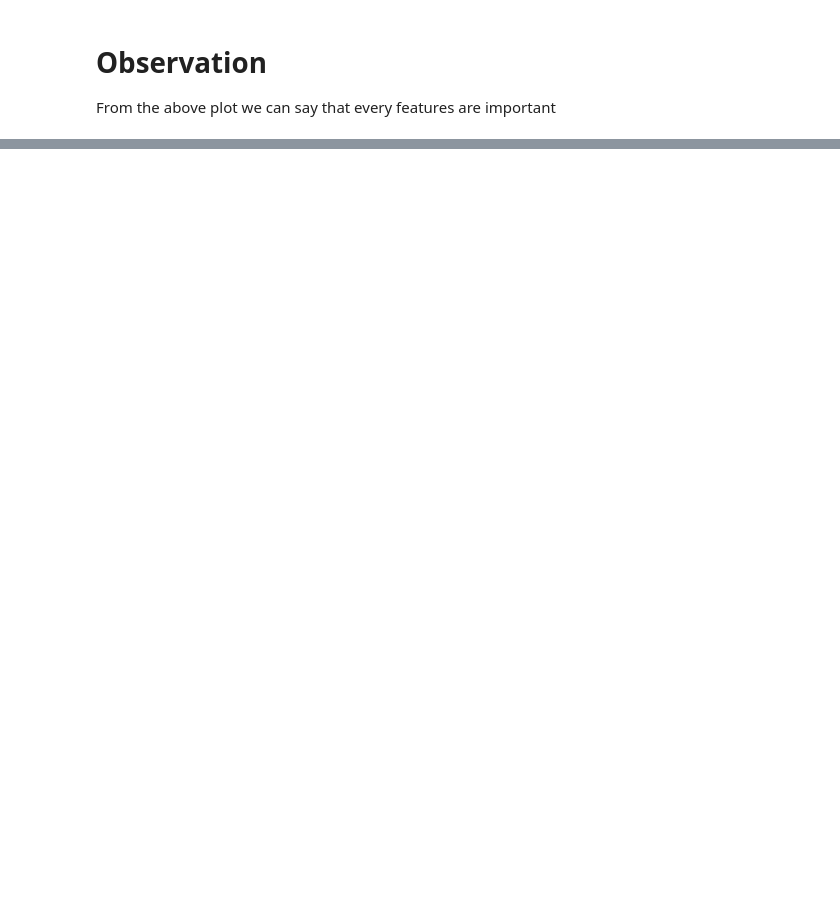
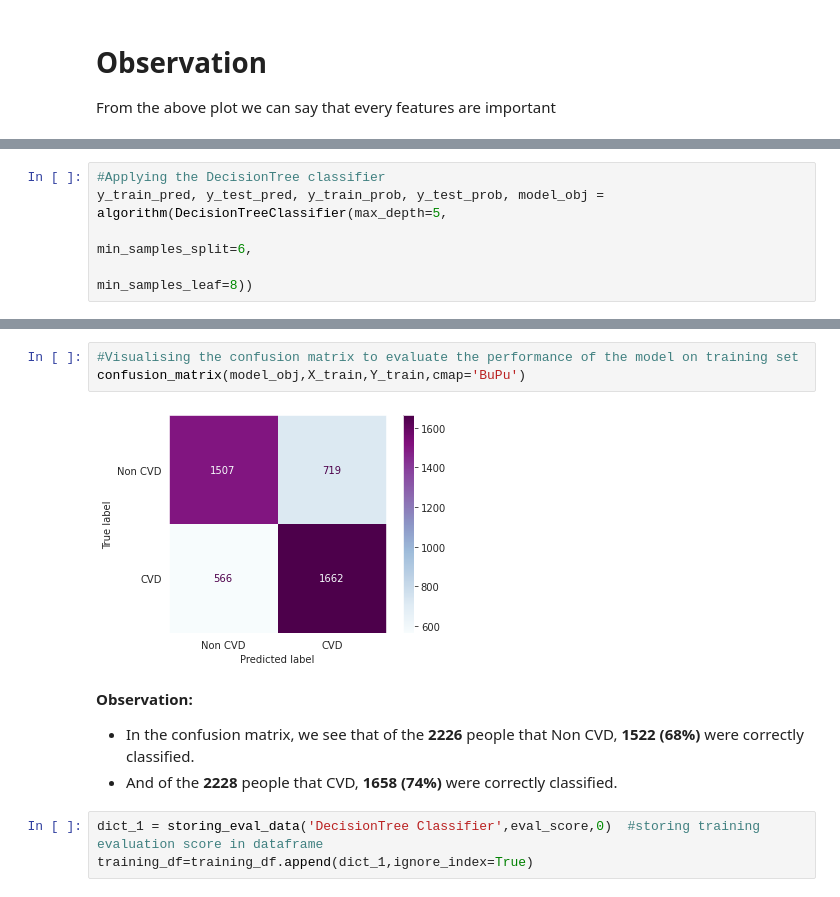
Before and after one commit to SachinYallapurkar/Cardiovascular-Risk-Prediction, a Jupyter notebook: Cardiovascular_Risk_Prediction.ipynb, the cells around one changed output, grey strips where cells are left out. Drawn from its saved outputs; the diff is of its cells as text; blank space fills up the shorter version.

```diff
--- a/Cardiovascular_Risk_Prediction.ipynb
+++ b/Cardiovascular_Risk_Prediction.ipynb
@@ -643,0 +853,5 @@ From the above plot we can say that every features are important
+# %%
+#Applying the DecisionTree classifier
+y_train_pred, y_test_pred, y_train_prob, y_test_prob, model_obj = algorithm(DecisionTreeClassifier(max_depth=5,
+                                                                                                   min_samples_split=6,
+                                                                                                   min_samples_leaf=8))
@@ -643,0 +873,12 @@ From the above plot we can say that every features are important
+# %%
+#Visualising the confusion matrix to evaluate the performance of the model on training set
+confusion_matrix(model_obj,X_train,Y_train,cmap='BuPu')
+# %% [output]
+[figure, added]
+# %% [markdown]
+**Observation:**<br>
+* In the confusion matrix, we see that of the **2226** people that Non CVD, **1522 (68%)** were correctly classified.
+* And of the **2228** people that CVD, **1658 (74%)** were correctly classified.
+# %%
+dict_1 = storing_eval_data('DecisionTree Classifier',eval_score,0)  #storing training evaluation score in dataframe
+training_df=training_df.append(dict_1,ignore_index=True)
```
Also changed, not shown: parts of 103 cells of this notebook.
